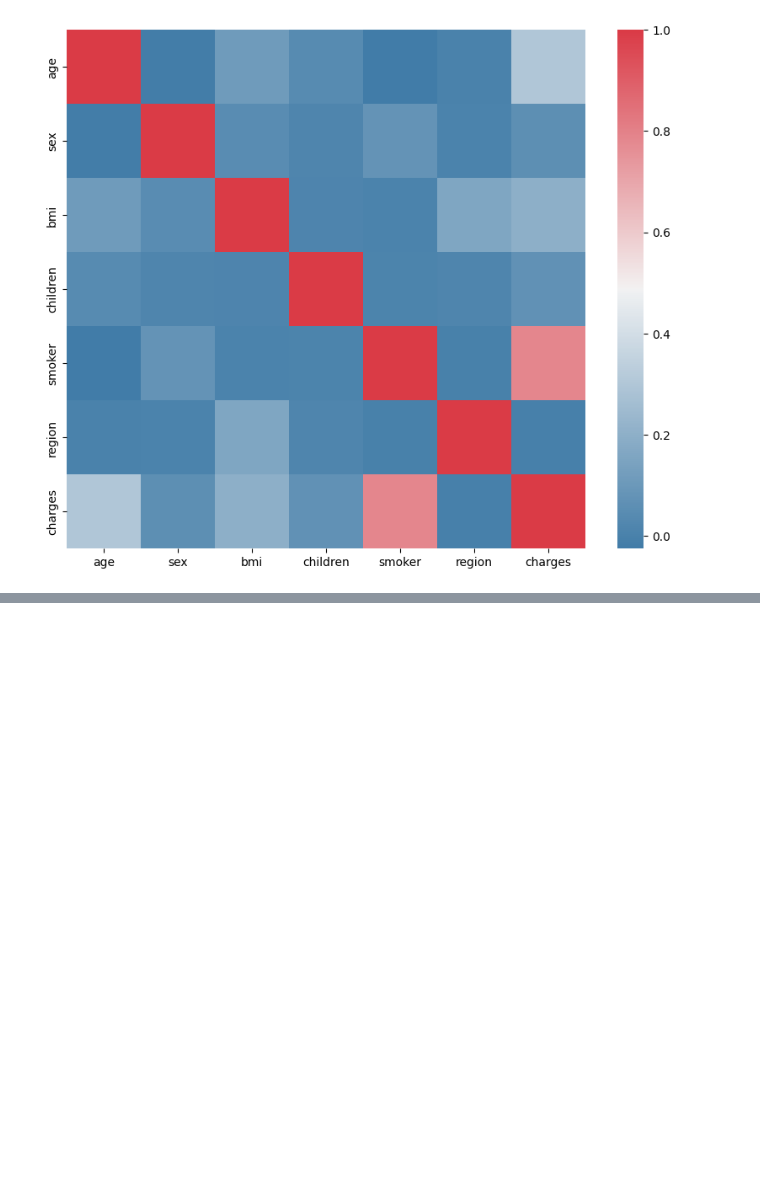
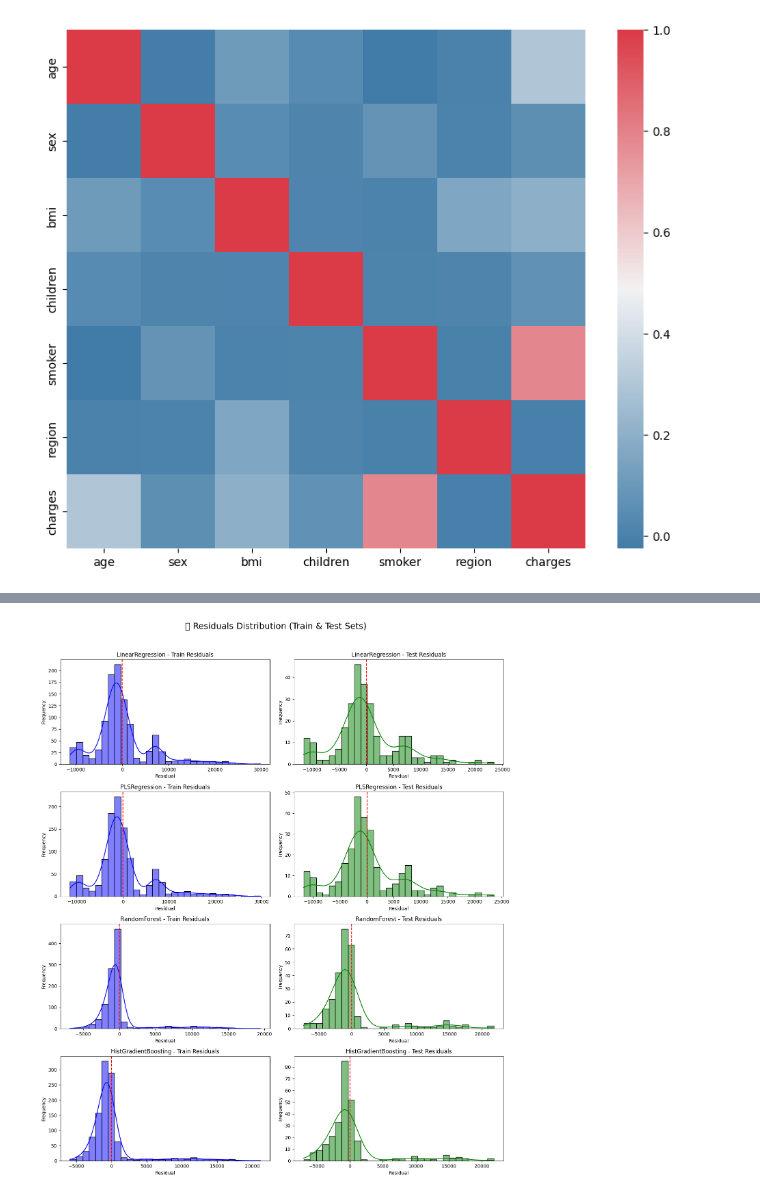
Before and after one commit to Hosseinhamedi/SWB_Predictive_Analytics_Machine_Leanring, a Jupyter notebook: notebooks/Linear_regression.ipynb, the cells around one changed output, grey strips where cells are left out. Drawn from its saved outputs; the diff is of its cells as text; code cells hidden in the pictures; blank space fills up the shorter version.

```diff
--- a/notebooks/Linear_regression.ipynb
+++ b/notebooks/Linear_regression.ipynb
@@ -306,0 +303,32 @@ plt.show()
+# %%
+fig, axes = plt.subplots(4, 2, figsize=(14, 16))
+axes = axes.flatten()
+
+for i, (name, model) in enumerate(best_models.items()):
+    y_pred_train = model.predict(X_train)
+    y_pred_test = model.predict(X_test)
+
+    residuals_train = y_train - y_pred_train
+    residuals_test = y_test - y_pred_test
+
+    # --- Train residuals distribution ---
+    ax_train = axes[2 * i]
+    sns.histplot(residuals_train, kde=True, ax=ax_train, color='blue', bins=30)
+    ax_train.axvline(0, color='red', linestyle='--')
+    ax_train.set_title(f'{name} - Train Residuals')
+    ax_train.set_xlabel('Residual')
+    ax_train.set_ylabel('Frequency')
+
+    # --- Test residuals distribution ---
+    ax_test = axes[2 * i + 1]
+    sns.histplot(residuals_test, kde=True, ax=ax_test, color='green', bins=30)
+    ax_test.axvline(0, color='red', linestyle='--')
+    ax_test.set_title(f'{name} - Test Residuals')
+    ax_test.set_xlabel('Residual')
+    ax_test.set_ylabel('Frequency')
+
+plt.suptitle('📉 Residuals Distribution (Train & Test Sets)', fontsize=18, y=1.02)
+plt.tight_layout()
+plt.show()
+# %% [output]
+[figure, added]
```
Also changed, not shown: parts of 7 cells of this notebook.
